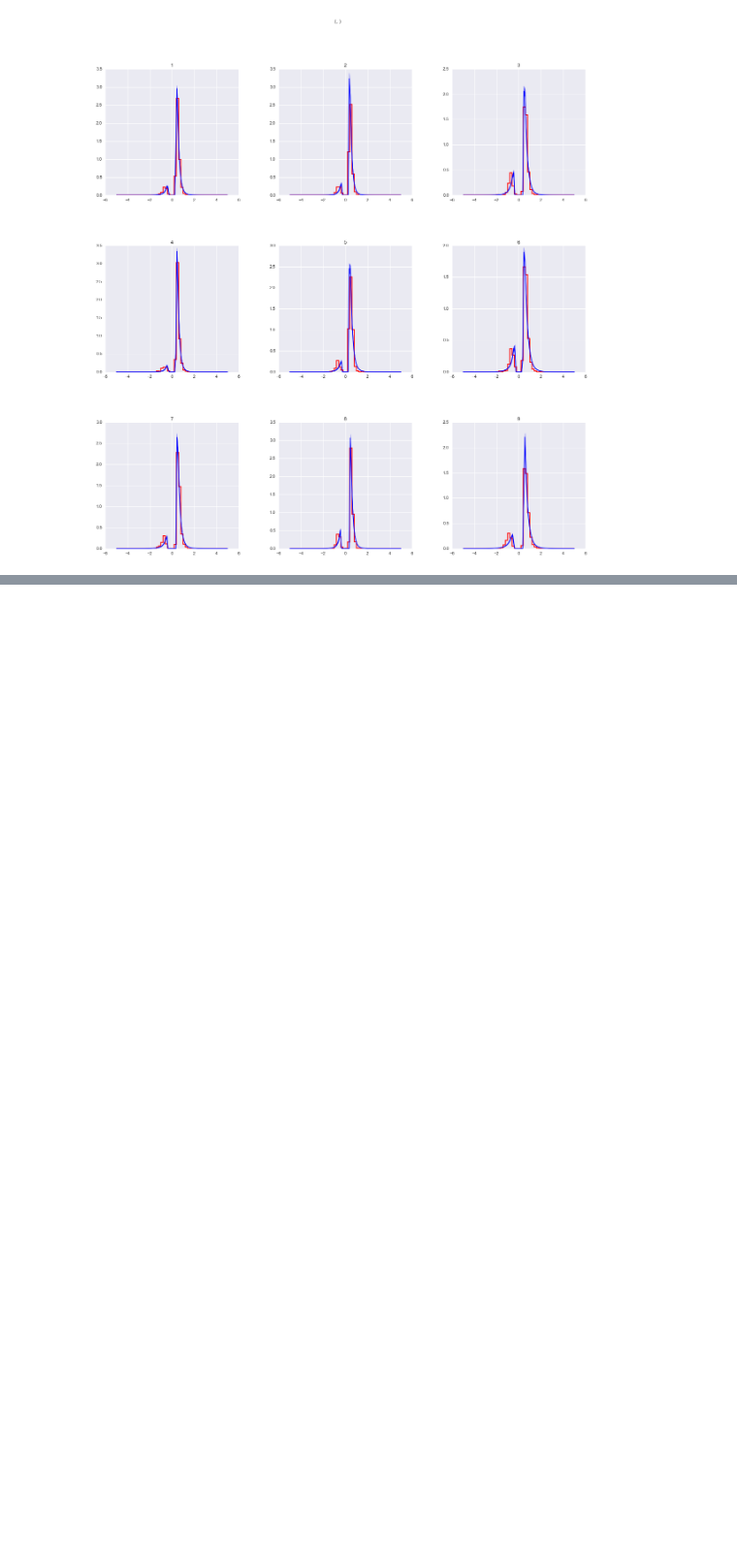
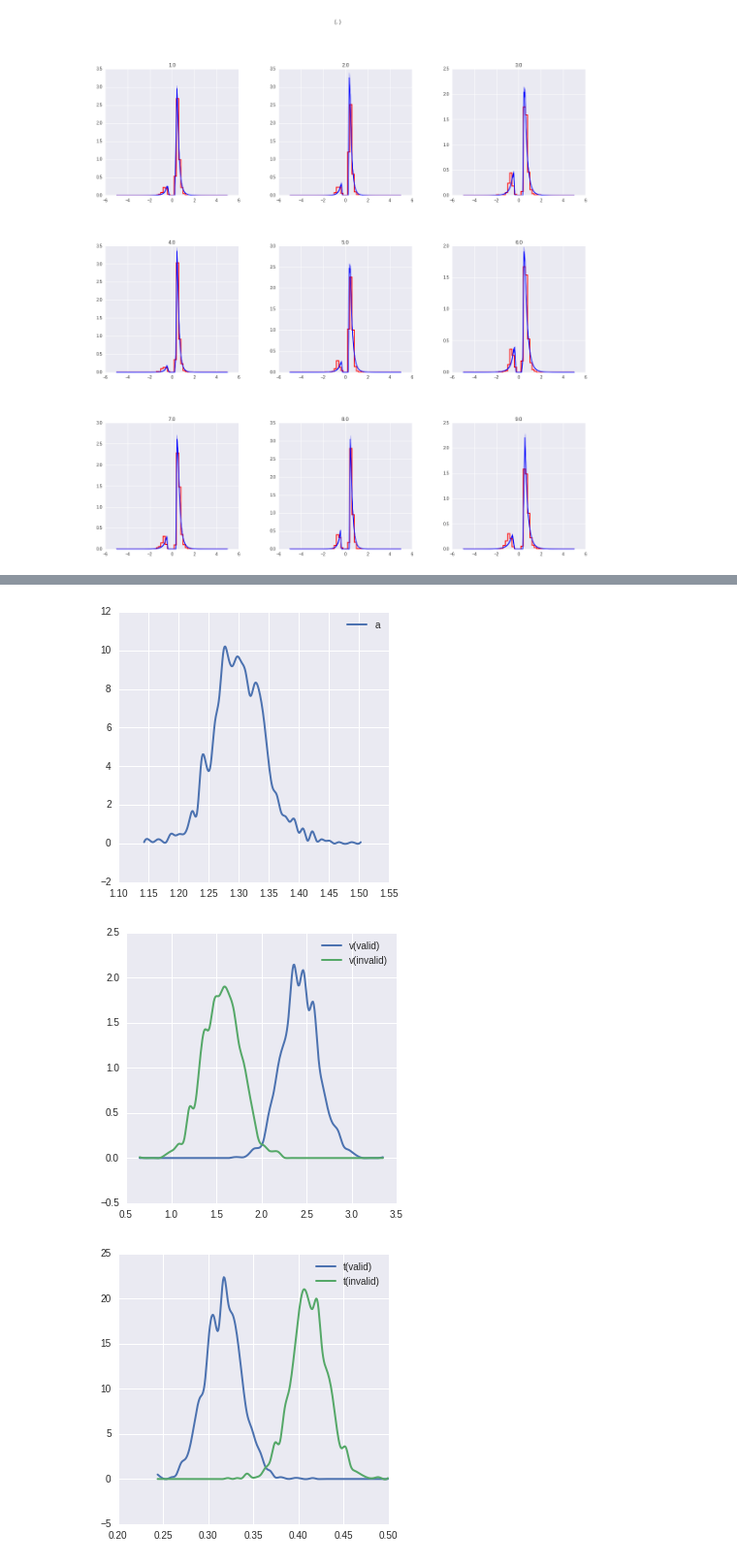
Before and after one commit to Nian-Jingqing/AttentionSaccade, a Jupyter notebook: AttentionSaccade_DiffusionModelling.ipynb, the cells around one changed output, grey strips where cells are left out. Shown at 97% size. Cells and saved outputs as stored; diff of their text form; code cells hidden in the pictures; blank space fills up the shorter version.

```diff
--- a/AttentionSaccade_DiffusionModelling.ipynb
+++ b/AttentionSaccade_DiffusionModelling.ipynb
@@ -234,7 +203,11 @@ model.plot_posteriors(['a', 'v', 't'])
 # %%
-a_valid, a_invalid, v_valid, v_invalid, t_valid, t_invalid = model.nodes_db.node[['a(valid)', 'a(invalid)','v(valid)', 'v(invalid)','t(valid)', 't(invalid)']]
+a, v_valid, v_invalid, t_valid, t_invalid = model.nodes_db.node[['a','v(valid)', 'v(invalid)','t(valid)', 't(invalid)']]
 
 #plot posterior nodes for parameters by validity
-hddm.analyze.plot_posterior_nodes([a_valid, a_invalid]) #decision criterion
+hddm.analyze.plot_posterior_nodes([a]) #decision criterion
 hddm.analyze.plot_posterior_nodes([v_valid, v_invalid]) #drift rate
 hddm.analyze.plot_posterior_nodes([t_valid, t_invalid]) #non-decision time
+# %% [output]
+[figure, added]
+[figure, added]
+[figure, added]
```
Also changed, not shown: parts of 21 cells of this notebook.
